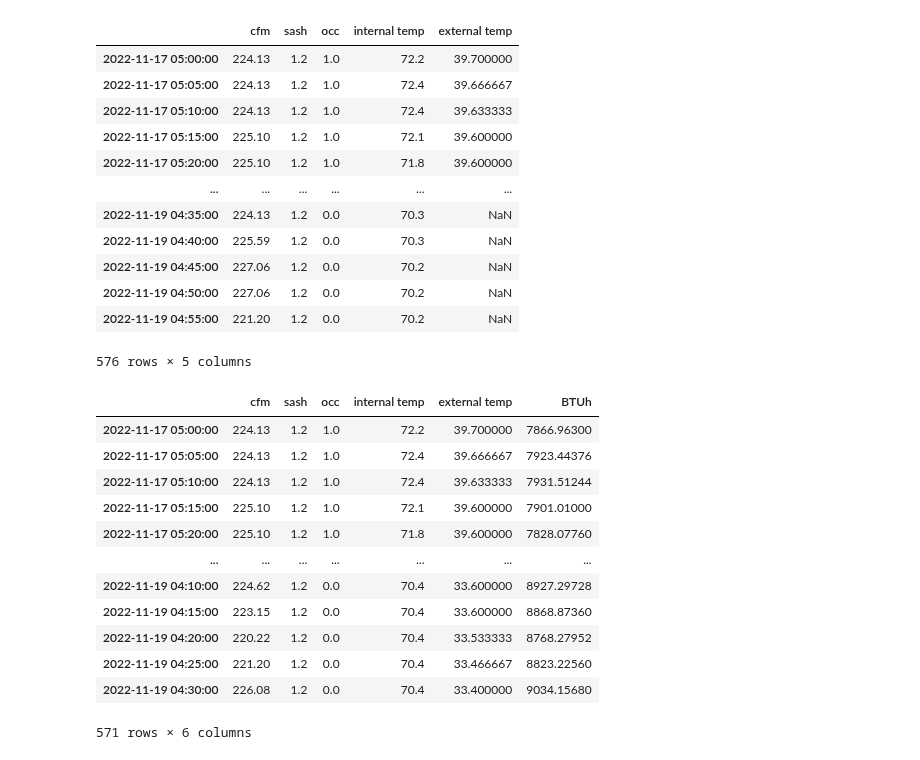
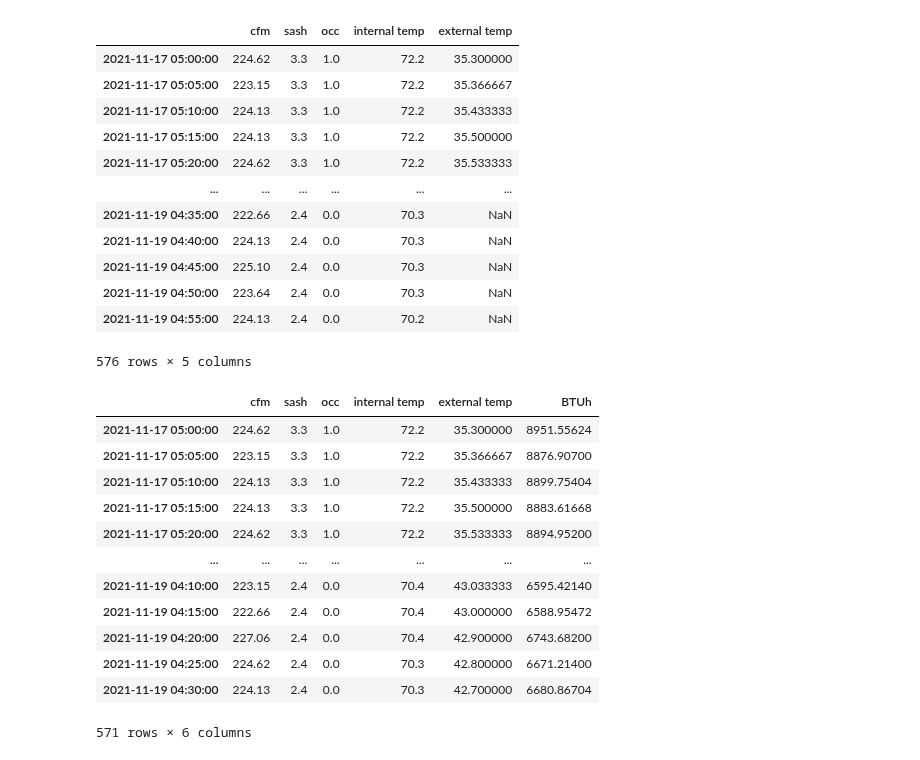
Before and after one commit to thereidfleish/fume-hood-dashboard, a Jupyter notebook: btuh.ipynb, the cells around one changed output. Saved outputs shown, nothing was run; the diff lists cells and outputs as text; code cells hidden in the pictures.

```diff
--- a/btuh.ipynb
+++ b/btuh.ipynb
@@ -205,7 +205,7 @@ def new_query(target_list, server, start, end):
   print("\nList of New Ext Temp Values: ", ext_temp)
 
   # Internal Temperatures span multiple days, External Temperatures span one day
-  new_external_temp_list = pd.Series(data=ext_temp, index=[i[1] for i in internal_temp_master[:571]])
+  new_external_temp_list = pd.Series(data=ext_temp, index=[i[1] for i in internal_temp_master[:len(ext_temp)]])
   print("\nNew External Temp List: ", new_external_temp_list)
 
   new_df = pd.concat([cfm_list, sash_list, occ_list, internal_temp_list, new_external_temp_list], axis=1)
@@ -222,8 +222,8 @@ target_list = ["#biotech/biotech_4th_floor/fourth_floor_fume_hood_lab_spaces/lab
                "#biotech/biotech_4th_floor/fourth_floor_fume_hood_lab_spaces/lab_433_control/hood_sash",
                "#biotech/ground_flr_mech/building_hydronic_heating_syatems/reheat_heat_exchanger/oat"]
 server = "biotech_main"
-start = str(datetime(2022, 11, 17))
-end = str(datetime(2022, 11, 18))
+start = str(datetime(2021, 11, 17))
+end = str(datetime(2021, 11, 18))
 
 #query(target_list,server,start,end)
 new_query(target_list,server,start,end)
@@ -250,27 +250,27 @@ External Temp Master  [(39.9, '2022-11-17T05:00:00.000') (39.7, '2022-11-17T05:1
 Length: 571, dtype: float64
 |  | cfm | sash | occ | internal temp | external temp |
-| 2022-11-17 05:00:00 | 224.13 | 1.2 | 1.0 | 72.2 | 39.700000 |
-| 2022-11-17 05:05:00 | 224.13 | 1.2 | 1.0 | 72.4 | 39.666667 |
-| 2022-11-17 05:10:00 | 224.13 | 1.2 | 1.0 | 72.4 | 39.633333 |
-| 2022-11-17 05:15:00 | 225.10 | 1.2 | 1.0 | 72.1 | 39.600000 |
-| 2022-11-17 05:20:00 | 225.10 | 1.2 | 1.0 | 71.8 | 39.600000 |
+| 2021-11-17 05:00:00 | 224.62 | 3.3 | 1.0 | 72.2 | 35.300000 |
+| 2021-11-17 05:05:00 | 223.15 | 3.3 | 1.0 | 72.2 | 35.366667 |
+| 2021-11-17 05:10:00 | 224.13 | 3.3 | 1.0 | 72.2 | 35.433333 |
+| 2021-11-17 05:15:00 | 224.13 | 3.3 | 1.0 | 72.2 | 35.500000 |
+| 2021-11-17 05:20:00 | 224.62 | 3.3 | 1.0 | 72.2 | 35.533333 |
 | ... | ... | ... | ... | ... | ... |
-| 2022-11-19 04:35:00 | 224.13 | 1.2 | 0.0 | 70.3 | NaN |
-| 2022-11-19 04:40:00 | 225.59 | 1.2 | 0.0 | 70.3 | NaN |
-| 2022-11-19 04:45:00 | 227.06 | 1.2 | 0.0 | 70.2 | NaN |
-| 2022-11-19 04:50:00 | 227.06 | 1.2 | 0.0 | 70.2 | NaN |
-| 2022-11-19 04:55:00 | 221.20 | 1.2 | 0.0 | 70.2 | NaN |
+| 2021-11-19 04:35:00 | 222.66 | 2.4 | 0.0 | 70.3 | NaN |
+| 2021-11-19 04:40:00 | 224.13 | 2.4 | 0.0 | 70.3 | NaN |
+| 2021-11-19 04:45:00 | 225.10 | 2.4 | 0.0 | 70.3 | NaN |
+| 2021-11-19 04:50:00 | 223.64 | 2.4 | 0.0 | 70.3 | NaN |
+| 2021-11-19 04:55:00 | 224.13 | 2.4 | 0.0 | 70.2 | NaN |
 576 rows × 5 columns
 |  | cfm | sash | occ | internal temp | external temp | BTUh |
-| 2022-11-17 05:00:00 | 224.13 | 1.2 | 1.0 | 72.2 | 39.700000 | 7866.96300 |
-| 2022-11-17 05:05:00 | 224.13 | 1.2 | 1.0 | 72.4 | 39.666667 | 7923.44376 |
-| 2022-11-17 05:10:00 | 224.13 | 1.2 | 1.0 | 72.4 | 39.633333 | 7931.51244 |
-| 2022-11-17 05:15:00 | 225.10 | 1.2 | 1.0 | 72.1 | 39.600000 | 7901.01000 |
-| 2022-11-17 05:20:00 | 225.10 | 1.2 | 1.0 | 71.8 | 39.600000 | 7828.07760 |
+| 2021-11-17 05:00:00 | 224.62 | 3.3 | 1.0 | 72.2 | 35.300000 | 8951.55624 |
+| 2021-11-17 05:05:00 | 223.15 | 3.3 | 1.0 | 72.2 | 35.366667 | 8876.90700 |
+| 2021-11-17 05:10:00 | 224.13 | 3.3 | 1.0 | 72.2 | 35.433333 | 8899.75404 |
+| 2021-11-17 05:15:00 | 224.13 | 3.3 | 1.0 | 72.2 | 35.500000 | 8883.61668 |
+| 2021-11-17 05:20:00 | 224.62 | 3.3 | 1.0 | 72.2 | 35.533333 | 8894.95200 |
 | ... | ... | ... | ... | ... | ... | ... |
-| 2022-11-19 04:10:00 | 224.62 | 1.2 | 0.0 | 70.4 | 33.600000 | 8927.29728 |
-| 2022-11-19 04:15:00 | 223.15 | 1.2 | 0.0 | 70.4 | 33.600000 | 8868.87360 |
-| 2022-11-19 04:20:00 | 220.22 | 1.2 | 0.0 | 70.4 | 33.533333 | 8768.27952 |
-| 2022-11-19 04:25:00 | 221.20 | 1.2 | 0.0 | 70.4 | 33.466667 | 8823.22560 |
-| 2022-11-19 04:30:00 | 226.08 | 1.2 | 0.0 | 70.4 | 33.400000 | 9034.15680 |
+| 2021-11-19 04:10:00 | 223.15 | 2.4 | 0.0 | 70.4 | 43.033333 | 6595.42140 |
+| 2021-11-19 04:15:00 | 222.66 | 2.4 | 0.0 | 70.4 | 43.000000 | 6588.95472 |
+| 2021-11-19 04:20:00 | 227.06 | 2.4 | 0.0 | 70.4 | 42.900000 | 6743.68200 |
+| 2021-11-19 04:25:00 | 224.62 | 2.4 | 0.0 | 70.3 | 42.800000 | 6671.21400 |
+| 2021-11-19 04:30:00 | 224.13 | 2.4 | 0.0 | 70.3 | 42.700000 | 6680.86704 |
 571 rows × 6 columns
```
Also changed, not shown: parts of 1 cell of this notebook.
